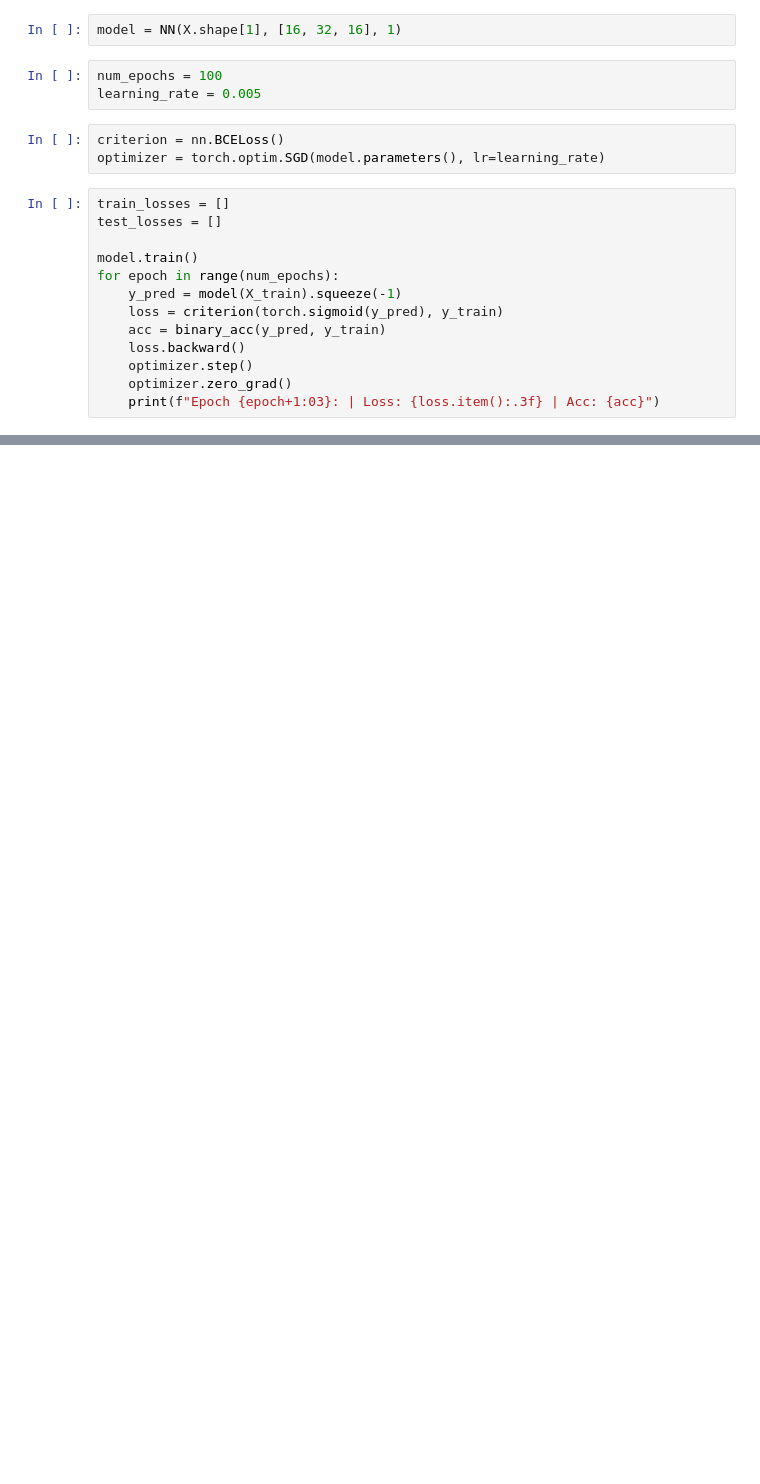
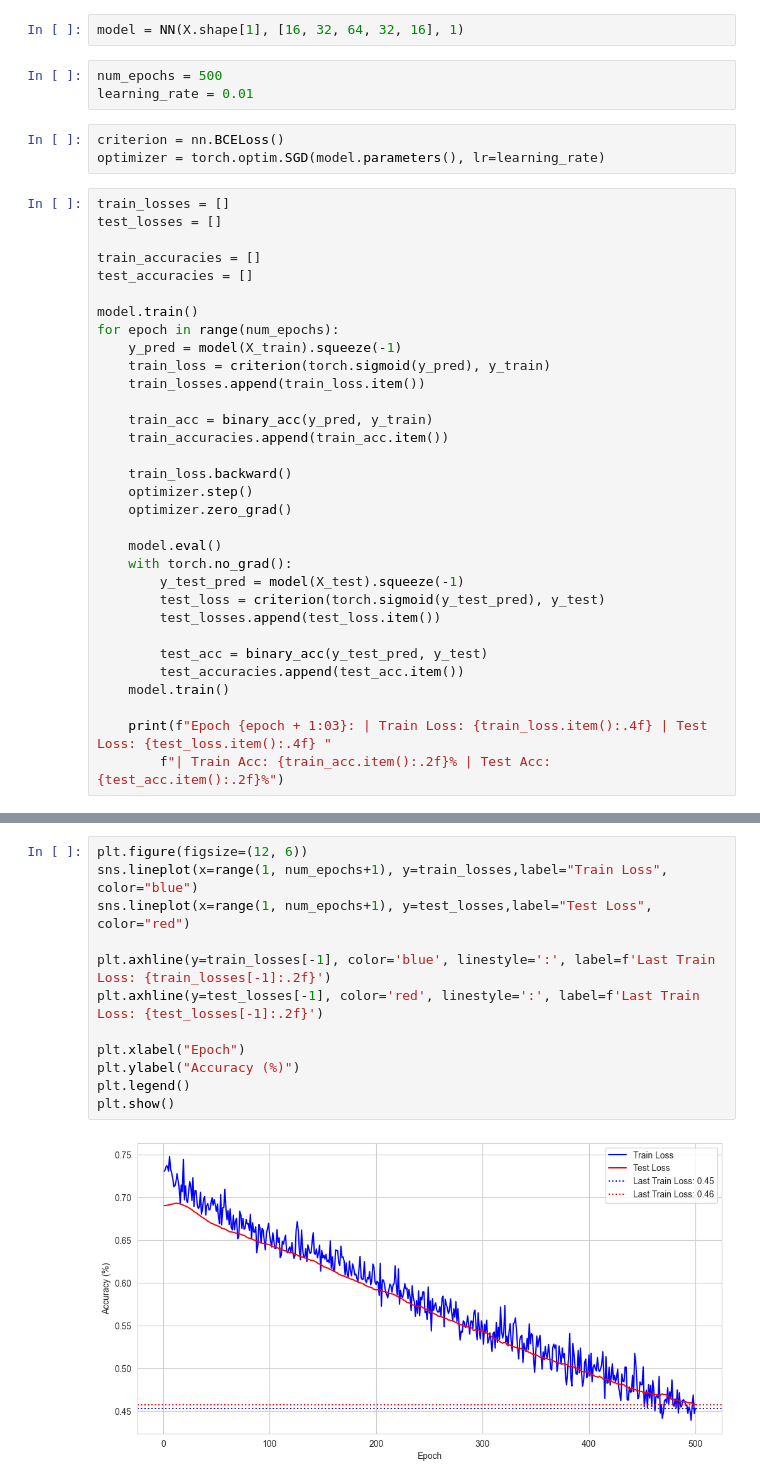
Before and after one commit to cankucukyilmaz/Data_Science, a Jupyter notebook: Supervised_Learning/Classification/Binary_Classification/Heart_Attack_Analysis_and_Prediction/modelling/torch.ipynb, the cells around one changed output, grey strips where cells are left out. Saved outputs shown, nothing was run; the diff lists cells and outputs as text; blank space fills up the shorter version.

```diff
--- a/Supervised_Learning/Classification/Binary_Classification/Heart_Attack_Analysis_and_Prediction/modelling/torch.ipynb
+++ b/Supervised_Learning/Classification/Binary_Classification/Heart_Attack_Analysis_and_Prediction/modelling/torch.ipynb
@@ -56,10 +61,10 @@ X_test = torch.tensor(X_test, dtype=torch.float32)
 y_train = torch.tensor(y_train.values, dtype=torch.float32)
 y_test = torch.tensor(y_test.values, dtype=torch.float32)
 # %%
-model = NN(X.shape[1], [16, 32, 16], 1)
+model = NN(X.shape[1], [16, 32, 64, 32, 16], 1)
 # %%
-num_epochs = 100
-learning_rate = 0.005
+num_epochs = 500
+learning_rate = 0.01
 # %%
 criterion = nn.BCELoss()
 optimizer = torch.optim.SGD(model.parameters(), lr=learning_rate)
@@ -67,13 +72,32 @@ optimizer = torch.optim.SGD(model.parameters(), lr=learning_rate)
 train_losses = []
 test_losses = []
 
+train_accuracies = []
+test_accuracies = []
+
 model.train()
 for epoch in range(num_epochs):
     y_pred = model(X_train).squeeze(-1)
-    loss = criterion(torch.sigmoid(y_pred), y_train)
-    acc = binary_acc(y_pred, y_train)
-    loss.backward()
+    train_loss = criterion(torch.sigmoid(y_pred), y_train)
+    train_losses.append(train_loss.item())
+
+    train_acc = binary_acc(y_pred, y_train)
+    train_accuracies.append(train_acc.item())
+
+    train_loss.backward()
     optimizer.step()
     optimizer.zero_grad()
-    print(f"Epoch {epoch+1:03}: | Loss: {loss.item():.3f} | Acc: {acc}")
+
+    model.eval()
+    with torch.no_grad():
+        y_test_pred = model(X_test).squeeze(-1)
+        test_loss = criterion(torch.sigmoid(y_test_pred), y_test)
+        test_losses.append(test_loss.item())
+
+        test_acc = binary_acc(y_test_pred, y_test)
+        test_accuracies.append(test_acc.item())
+    model.train()
+
+    print(f"Epoch {epoch + 1:03}: | Train Loss: {train_loss.item():.4f} | Test Loss: {test_loss.item():.4f} "
+        f"| Train Acc: {train_acc.item():.2f}% | Test Acc: {test_acc.item():.2f}%")
 # %% [output]
@@ -96,0 +121,14 @@ Epoch 100: | Loss: 0.433 | Acc: 84.0
+# %%
+plt.figure(figsize=(12, 6))
+sns.lineplot(x=range(1, num_epochs+1), y=train_losses,label="Train Loss", color="blue")
+sns.lineplot(x=range(1, num_epochs+1), y=test_losses,label="Test Loss", color="red")
+
+plt.axhline(y=train_losses[-1], color='blue', linestyle=':', label=f'Last Train Loss: {train_losses[-1]:.2f}')
+plt.axhline(y=test_losses[-1], color='red', linestyle=':', label=f'Last Train Loss: {test_losses[-1]:.2f}')
+
+plt.xlabel("Epoch")
+plt.ylabel("Accuracy (%)")
+plt.legend()
+plt.show()
+# %% [output]
+[figure, added]
```
Also changed, not shown: parts of 4 cells of this notebook.
